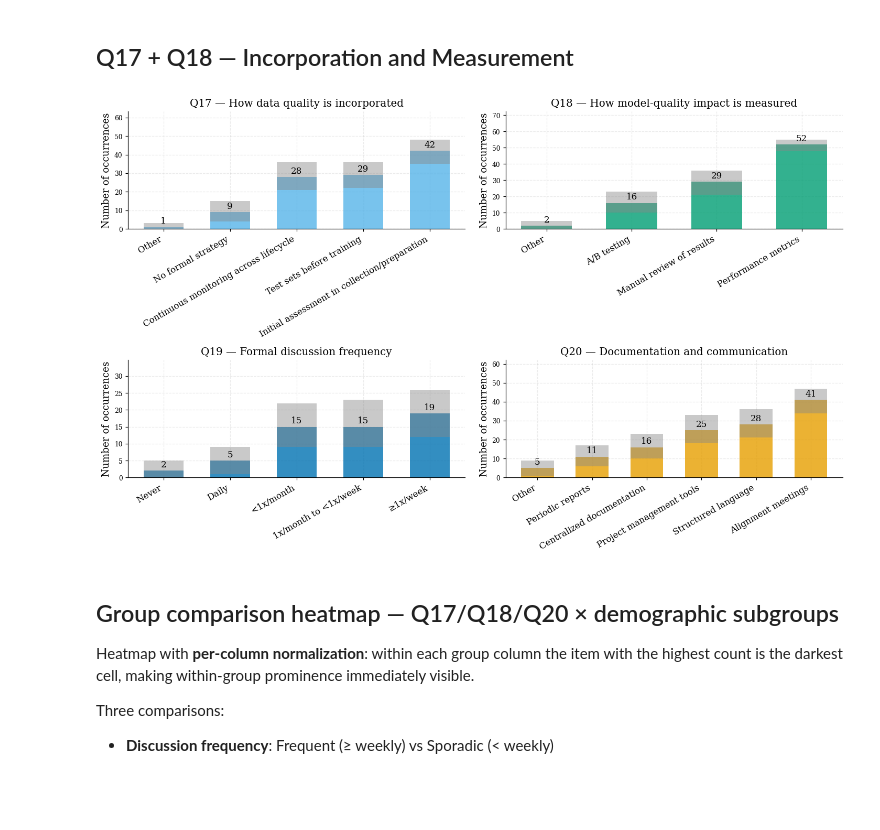
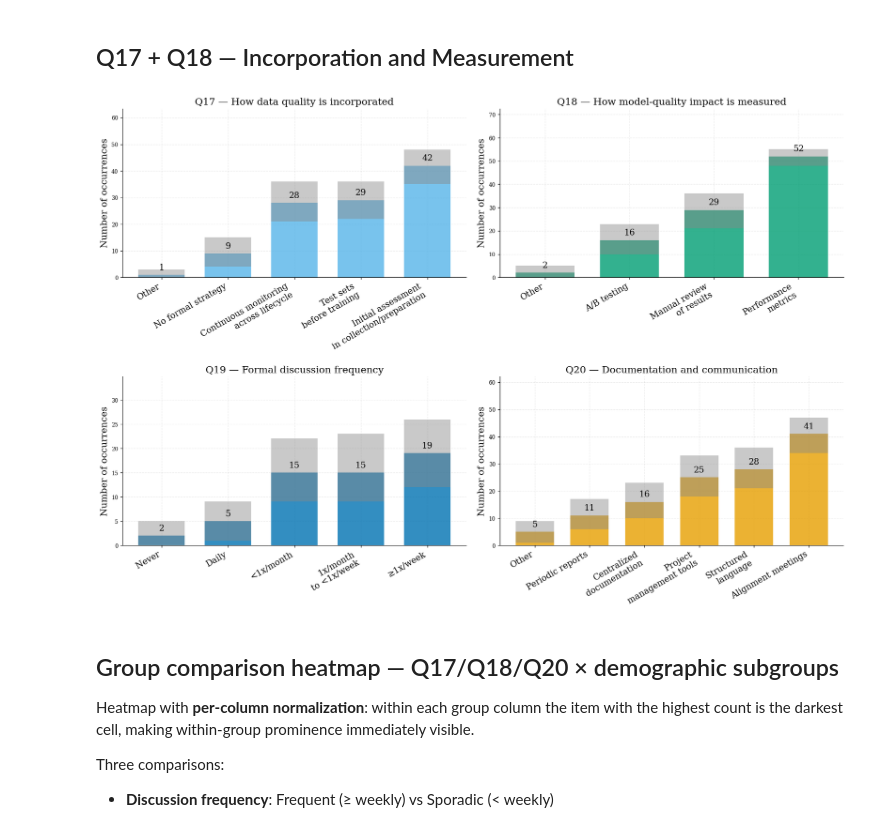
Before and after one commit to reset-ufc/data-quality-requirements-ml-systems, a Jupyter notebook: notebooks/RQ2.ipynb, the cells around one changed output. Cells and saved outputs as stored; diff of their text form; code cells hidden in the pictures; blank space fills up the shorter version.

Commit message:
all the graphs

```diff
--- a/notebooks/RQ2.ipynb
+++ b/notebooks/RQ2.ipynb
@@ -206,6 +206,8 @@ p20 = proportions_with_ci(q20_bin, Q20_LABELS, n_q20)
 # %% [markdown]
 ## Q17 + Q18 — Incorporation and Measurement
 # %%
+import textwrap
+
 def ci_band_barh_plot(p: pd.DataFrame, title: str, color: str, ax) -> None:
     p_sorted = p.sort_values("pct")
     y = np.arange(len(p_sorted))
@@ -213,18 +215,26 @@ def ci_band_barh_plot(p: pd.DataFrame, title: str, color: str, ax) -> None:
     ci_lo = np.clip(p_sorted["ci_lo"].values, 0, 100)
     ci_hi = np.clip(p_sorted["ci_hi"].values, 0, 100)
 
-    ax.barh(y, pct, color=color, alpha=0.75, height=0.7)
+    ax.barh(y, pct, color=color, alpha=0.75, height=0.75)
     ax.barh(y, ci_hi - ci_lo, left=ci_lo, color="black", alpha=0.15)
 
     ax.set_yticks(y)
-    ax.set_yticklabels(p_sorted["label"], fontsize=12)
+    ax.set_yticklabels(p_sorted["label"], fontsize=14)
 
     ax.set_xlim(0, 108)
-    ax.set_xlabel("% of occurrences", fontsize=12)
-    ax.set_title(title, fontsize=13)
+    ax.set_xlabel("% of occurrences", fontsize=14)
+    ax.set_title(title, fontsize=15)
 
     for i, (v, n) in enumerate(zip(pct, p_sorted["n"])):
-        ax.text(min(v + 2, 106), i, f"{int(n)}", va="center", fontsize=11)
+        ax.text(min(v + 2, 106), i, f"{int(n)}", va="center", fontsize=13)
+
+
+def _wrap_tick(label: str, max_chars: int = 18) -> str:
+    if len(label) <= max_chars:
+        return label
+    words = label.split()
+    mid = max(1, len(words) // 2)
+    return " ".join(words[:mid]) + "\n" + " ".join(words[mid:])
 
 
 def ci_band_barv_plot(p: pd.DataFrame, title: str, color: str, ax) -> None:
@@ -234,58 +244,59 @@ def ci_band_barv_plot(p: pd.DataFrame, title: str, color: str, ax) -> None:
     ci_lo_n = np.clip(p_sorted["ci_lo_n"].values, 0, None)
     ci_hi_n = p_sorted["ci_hi_n"].values
 
-    ax.bar(x, n_vals, color=color, alpha=0.80, width=0.6, zorder=2)
+    ax.bar(x, n_vals, color=color, alpha=0.80, width=0.7, zorder=2)
     ax.bar(x, ci_hi_n - ci_lo_n, bottom=ci_lo_n,
-           color="#888888", alpha=0.45, width=0.6, zorder=3)
+           color="#888888", alpha=0.45, width=0.7, zorder=3)
 
+    wrapped = [_wrap_tick(lbl) for lbl in p_sorted["label"]]
     ax.set_xticks(x)
-    ax.set_xticklabels(p_sorted["label"], rotation=30, ha="right", fontsize=11)
+    ax.set_xticklabels(wrapped, rotation=30, ha="right", fontsize=13, linespacing=1.3)
 
     y_max = max(float(ci_hi_n.max()), float(n_vals.max())) if len(n_vals) else 10
     ax.set_ylim(0, y_max * 1.3 + 1)
-    ax.set_ylabel("Number of occurrences", fontsize=12)
-    ax.set_title(title, fontsize=13)
+    ax.set_ylabel("Number of occurrences", fontsize=14)
+    ax.set_title(title, fontsize=15)
 
     for i, v in enumerate(n_vals):
-        ax.text(i, float(v) + y_max * 0.04, str(int(v)), ha="center", fontsize=11)
+        ax.text(i, float(v) + y_max * 0.04, str(int(v)), ha="center", fontsize=13)
 
 
-fig, axes = plt.subplots(2, 2, figsize=(13, 8))
+fig, axes = plt.subplots(2, 2, figsize=(16, 11))
 
 ci_band_barv_plot(
     p17,
     "Q17 — How data quality is incorporated",
     U.PALETTE_WONG[2],
     axes[0, 0]
 )
 
 ci_band_barv_plot(
     p18,
     "Q18 — How model-quality impact is measured",
     U.PALETTE_WONG[3],
     axes[0, 1]
 )
 
 ci_band_barv_plot(
     p19,
     "Q19 — Formal discussion frequency",
     U.PALETTE_WONG[5],
     axes[1, 0]
 )
 
 ci_band_barv_plot(
     p20,
     "Q20 — Documentation and communication",
     U.PALETTE_WONG[1],
     axes[1, 1]
 )
 
-fig.tight_layout(pad=0.6, h_pad=1.2, w_pad=2.0)
+fig.tight_layout(pad=0.6, h_pad=2.5, w_pad=2.0)
 
 U.save_fig(fig, "implementation_q17_q20")
 plt.show()
 # %% [output]
-[figure, old version]
+[figure, new version]
 # %% [markdown]
 ## Group comparison heatmap — Q17/Q18/Q20 × demographic subgroups
 
```
Also changed, not shown: parts of 2 cells of this notebook, 4 other files.
